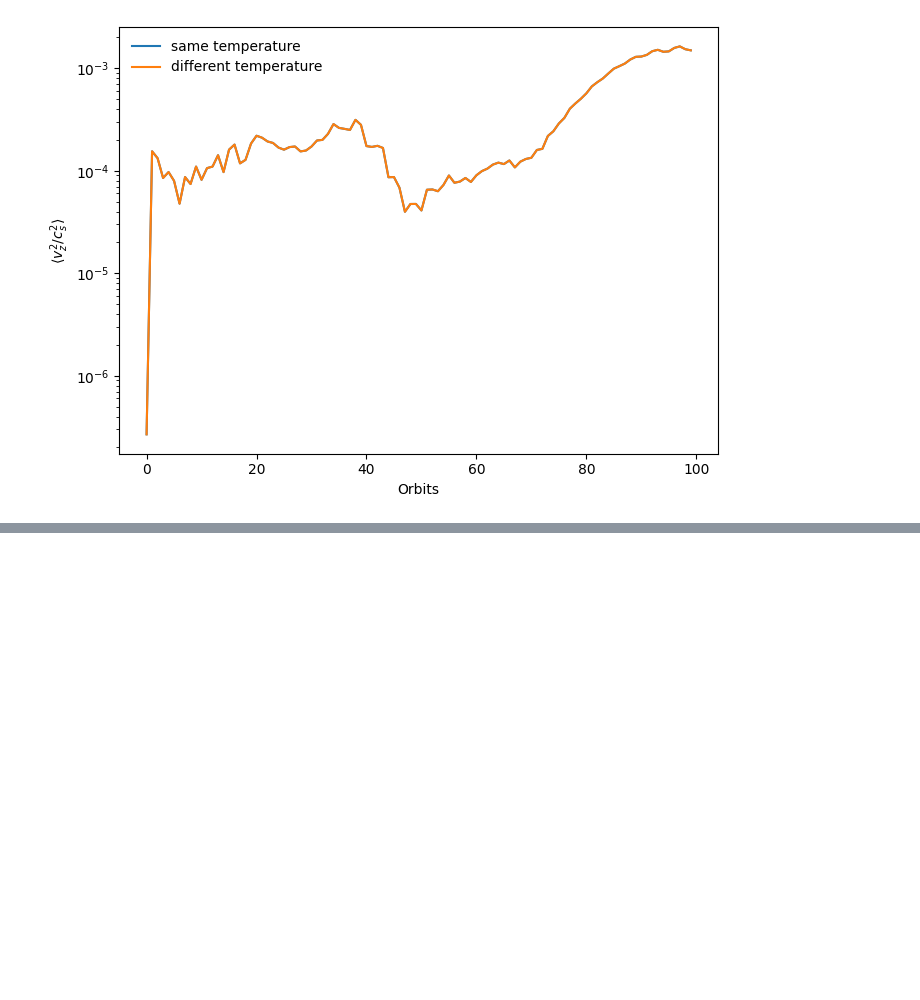
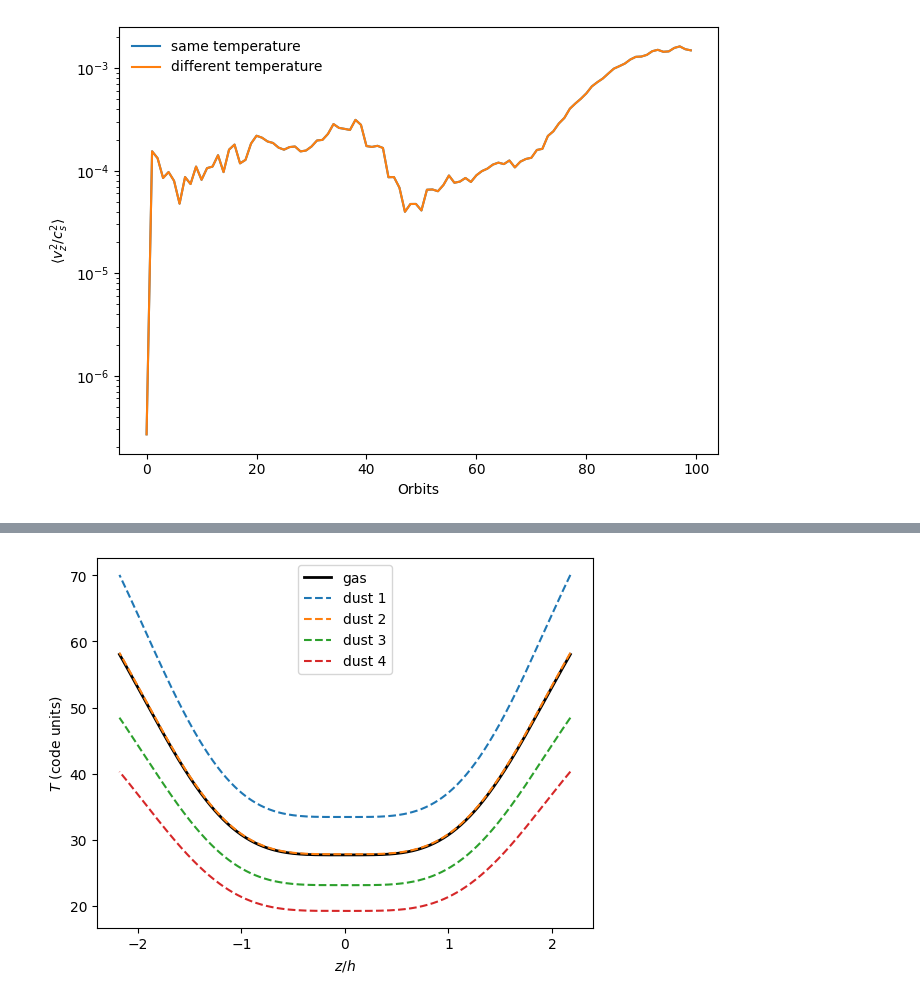
Before and after one commit to NadineSoliman/fargo3d, a Jupyter notebook: setups/vsi/vsi.ipynb, the cells around one changed output, grey strips where cells are left out. Drawn from its saved outputs; the diff is of its cells as text; code cells hidden in the pictures; blank space fills up the shorter version.

```diff
--- a/setups/vsi/vsi.ipynb
+++ b/setups/vsi/vsi.ipynb
@@ -782,0 +896,65 @@ plt.show()
+# %%
+import numpy as np
+import matplotlib.pyplot as plt
+
+gamma = 1.4
+cg = 1.0 / (gamma - 1.0)
+cd = 0.088 * cg
+
+folder = "vsi_diffT_new"
+
+r_face = np.loadtxt("/Users/nadine/Downloads/fargo3d/outputs/" + folder + "/domain_y.dat")[3:-3]
+t_face = np.loadtxt("/Users/nadine/Downloads/fargo3d/outputs/" + folder + "/domain_z.dat")[3:-3]
+
+rmed = 0.5 * (r_face[1:] + r_face[:-1])
+tmed = 0.5 * (t_face[1:] + t_face[:-1])
+
+Tcoord, Rcoord = np.meshgrid(tmed, rmed, indexing="ij")
+
+nz = len(tmed)
+ny = len(rmed)
+
+r_mask = np.abs(Rcoord - 1.0) < 0.05
+aspect = 0.06
+z_h_prof = np.cos(tmed) / aspect
+
+# --- GAS ---
+e_gas = np.fromfile(f"../../outputs/" + folder + "/gasenergy0.dat").reshape(nz, ny)
+rho_gas = np.fromfile(f"../../outputs/" + folder + "/gasdens0.dat").reshape(nz, ny)
+
+temp_gas = e_gas / (rho_gas * cg) * T_scale_K
+
+temp_prof_gas = np.array([
+    np.nanmean(temp_gas[iz, r_mask[iz, :]])
+    for iz in range(nz)
+])
+
+# --- DUST ---
+NFLUIDS = 6
+temp_profiles_dust = []
+
+for i in range(1, NFLUIDS - 1):
+    e = np.fromfile(f"../../outputs/" + folder + f"/dust{i}energy0.dat").reshape(nz, ny)
+    rho = np.fromfile(f"../../outputs/" + folder + f"/dust{i}dens0.dat").reshape(nz, ny)
+
+    temp = e / (rho * cd) * T_scale_K
+
+    temp_prof = np.array([
+        np.nanmean(temp[iz, r_mask[iz, :]])
+        for iz in range(nz)
+    ])
+
+    temp_profiles_dust.append(temp_prof)
+
+# --- PLOT ---
+plt.plot(z_h_prof, temp_prof_gas, color="black", linewidth=2, label="gas")
+
+for i, prof in enumerate(temp_profiles_dust):
+    plt.plot(z_h_prof, prof, linestyle="--", label=f"dust {i+1}")
+
+plt.xlabel(r"$z/h$")
+plt.ylabel(r"$T$ (code units)")
+plt.legend()
+plt.show()
+# %% [output]
+[figure, added]
```
Also changed, not shown: parts of 2 cells of this notebook, 6 other files.
